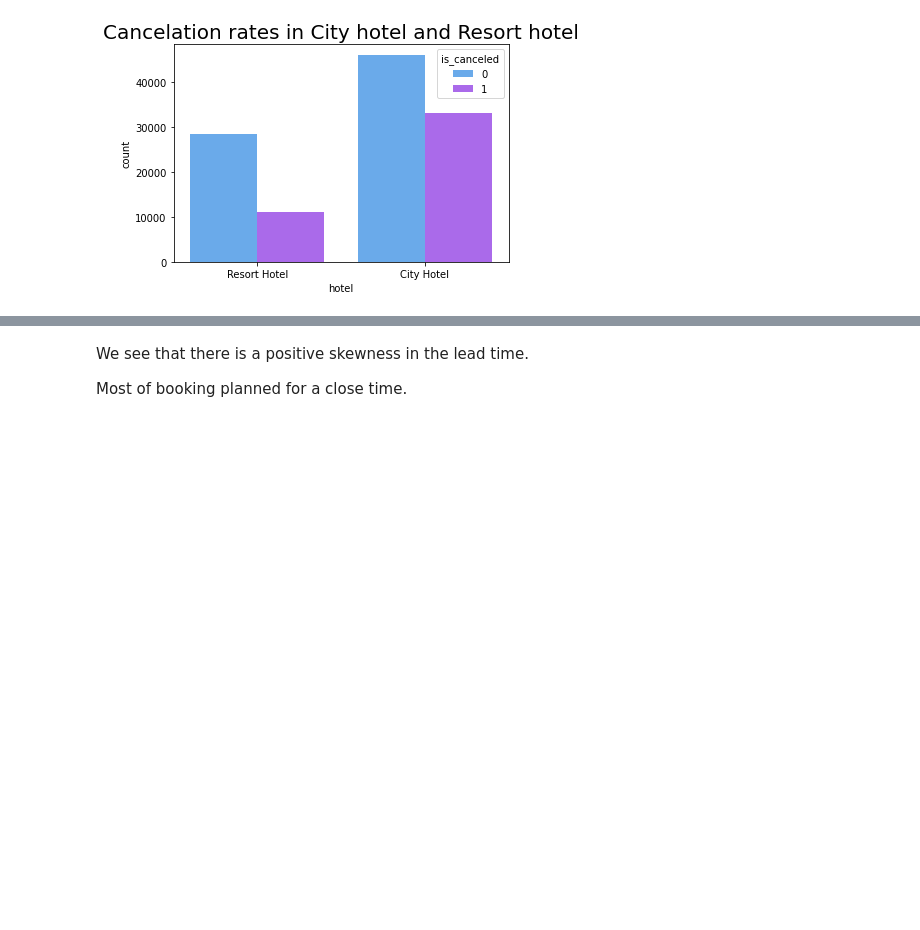
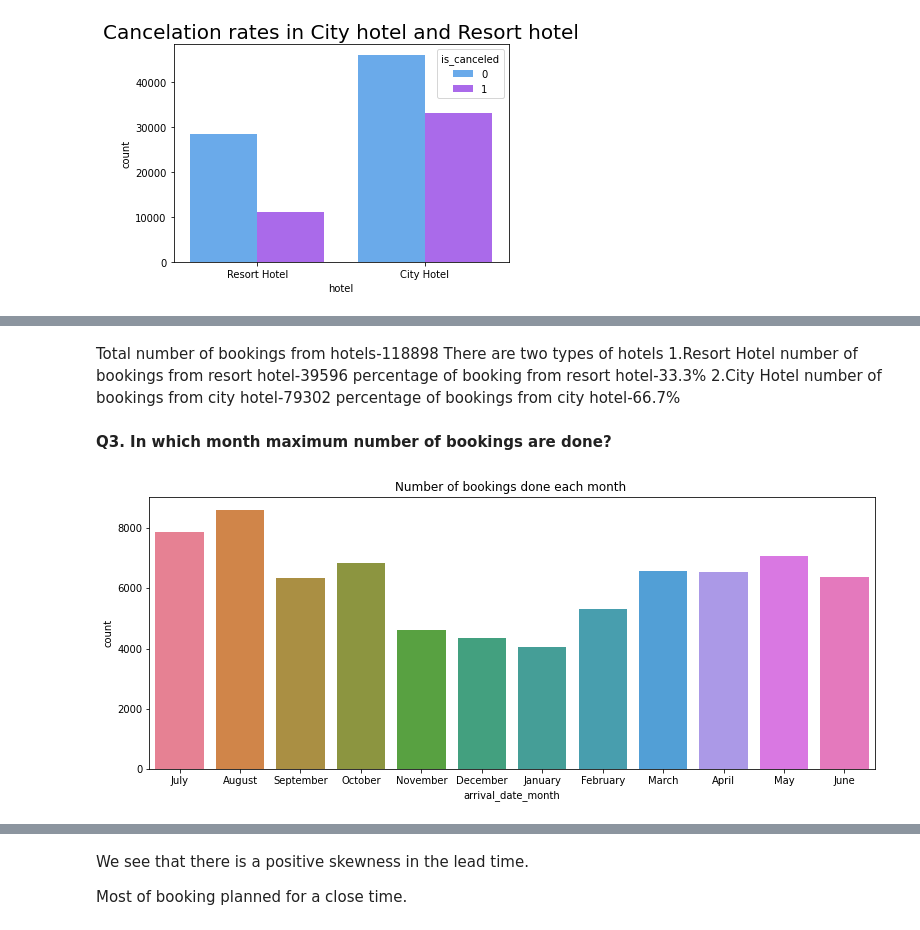
Before and after one commit to iam-ajitkumartoppo/hotel-booking-analysis, a Jupyter notebook: EDA_Hotel_Booking_Analysis_Capstone_Project.ipynb, the cells around one changed output, grey strips where cells are left out. Cells and saved outputs as stored; diff of their text form; code cells hidden in the pictures; blank space fills up the shorter version.

```diff
--- a/EDA_Hotel_Booking_Analysis_Capstone_Project.ipynb
+++ b/EDA_Hotel_Booking_Analysis_Capstone_Project.ipynb
@@ -489,0 +262,18 @@ plt.show()
+# %% [markdown]
+  Total number of bookings from hotels-118898
+</br>There are two types of hotels</br>
+1.Resort Hotel</br>
+  number of bookings from resort hotel-39596
+ </br> percentage of booking from resort hotel-33.3%
+</br>2.City Hotel</br>
+  number of bookings from city hotel-79302
+ </br> percentage of bookings from city hotel-66.7%
+# %% [markdown]
+**Q3. In which month maximum number of bookings are done?**
+# %%
+plt.figure(figsize=(13,5))
+sns.countplot(df_1['arrival_date_month'], palette='husl')
+plt.title("Number of bookings done each month ")
+plt.show()
+# %% [output]
+[figure, added]
```
Also changed, not shown: parts of 78 cells of this notebook.
